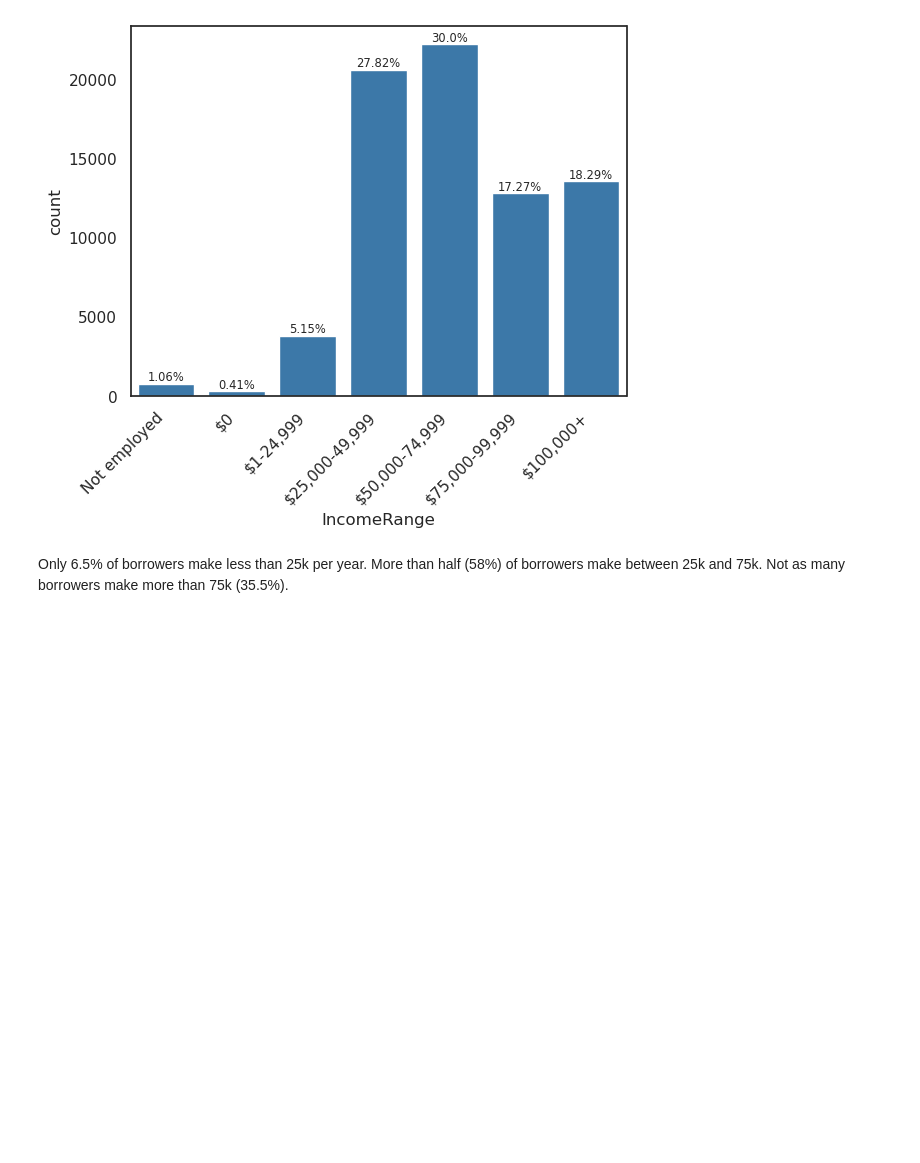
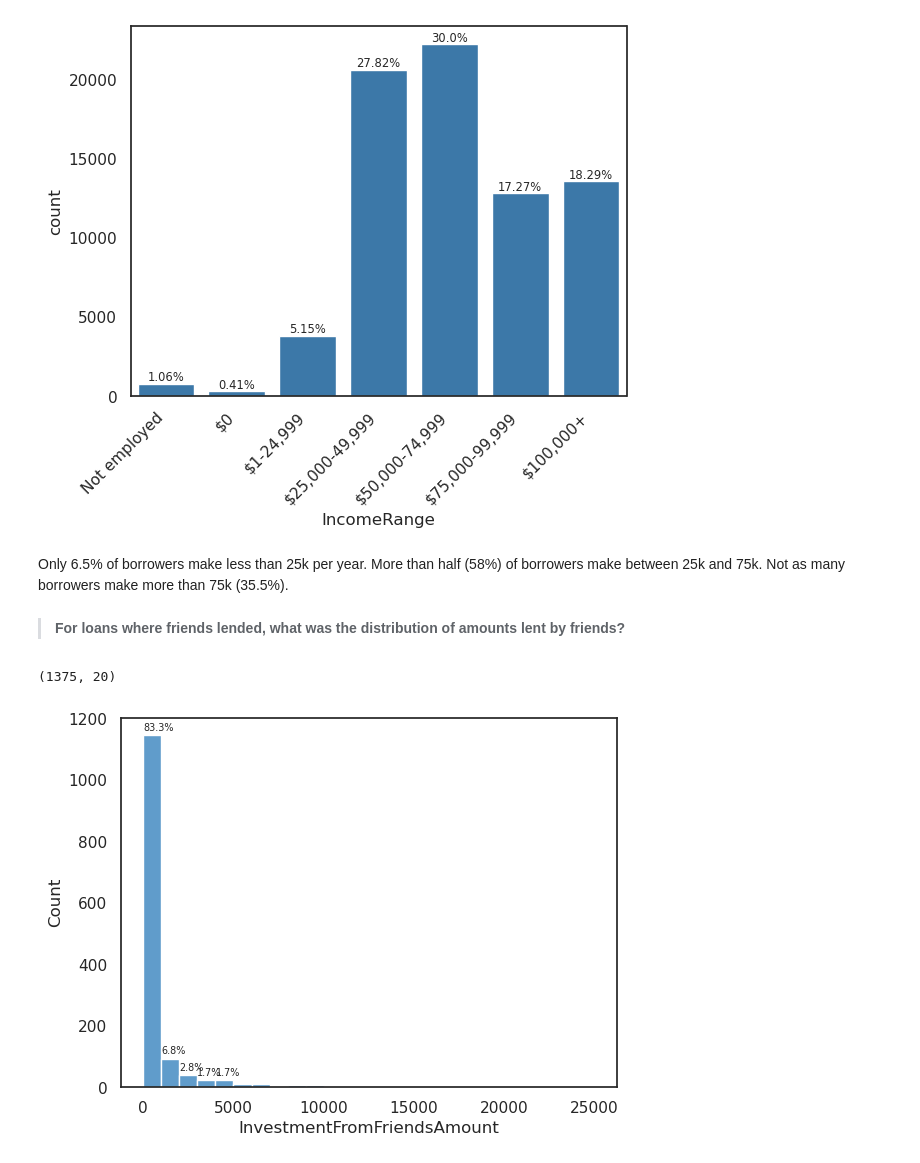
Before and after one commit to tristenwallace/prosper_loan_data_analysis, a Jupyter notebook: src/loan_analysis_explore.ipynb, the cells around one changed output. Cells and saved outputs as stored; diff of their text form; code cells hidden in the pictures; blank space fills up the shorter version.

Commit message:
explore: Histogram (friend lending amount)

```diff
--- a/src/loan_analysis_explore.ipynb
+++ b/src/loan_analysis_explore.ipynb
@@ -716,3 +716,24 @@ for i, count in enumerate(ir_cnt):
 [figure]
 # %% [markdown]
 Only 6.5% of borrowers make less than 25k per year. More than half (58%) of borrowers make between 25k and 75k. Not as many borrowers make more than 75k (35.5%).
+# %% [markdown]
+> **For loans where friends lended, what was the distribution of amounts lent by friends?**
+# %%
+
+all_friends = df.query('InvestmentFromFriendsCount > 0')
+g = sns.histplot(data=all_friends, x='InvestmentFromFriendsAmount', bins=25, color=color)
+
+for p in g.patches:
+    pct = (p.get_height()/all_friends.shape[0]*100).round(1)
+    if pct > 1:
+        txt = str(pct) + '%'
+        txt_x = p.get_x()
+        txt_y = p.get_height()
+        g.text(txt_x,txt_y+15,txt, size = 'xx-small')
+
+plt.ylabel('Count')
+plt.xlabel('InvestmentFromFriendsAmount');
+all_friends.shape
+# %% [output]
+(1375, 20)
+[figure, added]
```
Also changed, not shown: parts of 2 cells of this notebook.
